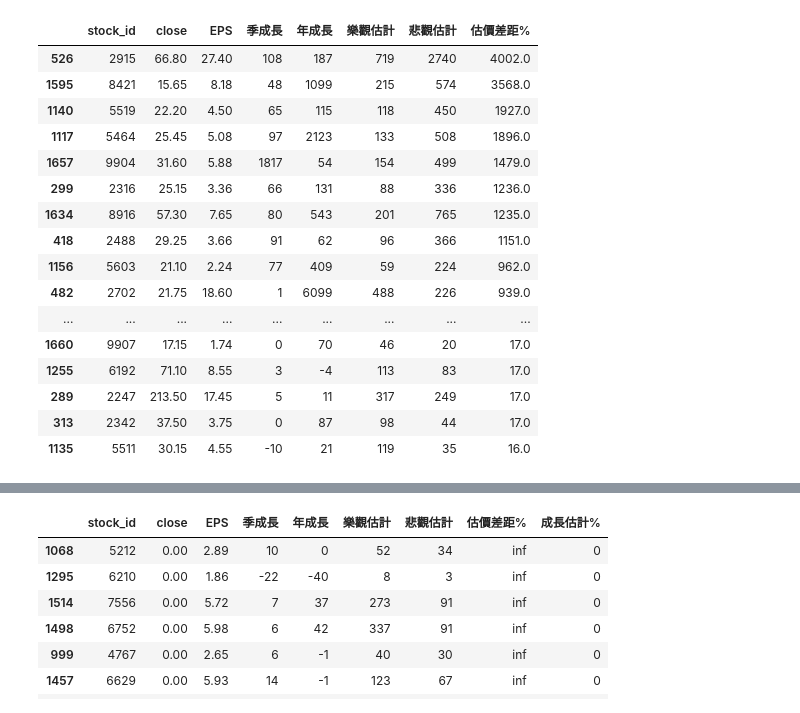
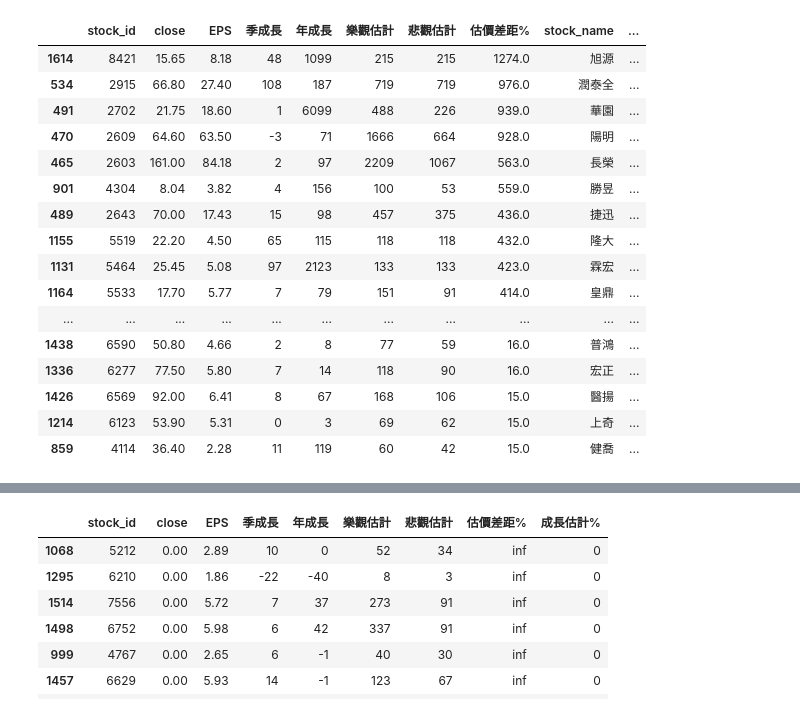
Before and after one commit to pkh-forresthsia/beTrue, a Jupyter notebook: priceModel.ipynb, the cells around one changed output, grey strips where cells are left out. Cells and saved outputs as stored; diff of their text form; code cells hidden in the pictures.

```diff
--- a/priceModel.ipynb
+++ b/priceModel.ipynb
@@ -14,23 +14,25 @@ See the caveats in the documentation: https://pandas.pydata.org/pandas-docs/stab
 # %%
-latestAnalysis1.sort_values(['估價差距%'],ascending=False)
+ids=InfoId()
+Ids=ids.getId().sort_values(by="stock_id")
+pd.merge(latestAnalysis1,Ids,how="inner").sort_values(['估價差距%'],ascending=False)
 # %% [output]
-|  | stock_id | close | EPS | 季成長 | 年成長 | 樂觀估計 | 悲觀估計 | 估價差距% |
-| 526 | 2915 | 66.80 | 27.40 | 108 | 187 | 719 | 2740 | 4002.0 |
-| 1595 | 8421 | 15.65 | 8.18 | 48 | 1099 | 215 | 574 | 3568.0 |
-| 1140 | 5519 | 22.20 | 4.50 | 65 | 115 | 118 | 450 | 1927.0 |
-| 1117 | 5464 | 25.45 | 5.08 | 97 | 2123 | 133 | 508 | 1896.0 |
-| 1657 | 9904 | 31.60 | 5.88 | 1817 | 54 | 154 | 499 | 1479.0 |
-| 299 | 2316 | 25.15 | 3.36 | 66 | 131 | 88 | 336 | 1236.0 |
-| 1634 | 8916 | 57.30 | 7.65 | 80 | 543 | 201 | 765 | 1235.0 |
-| 418 | 2488 | 29.25 | 3.66 | 91 | 62 | 96 | 366 | 1151.0 |
-| 1156 | 5603 | 21.10 | 2.24 | 77 | 409 | 59 | 224 | 962.0 |
-| 482 | 2702 | 21.75 | 18.60 | 1 | 6099 | 488 | 226 | 939.0 |
-| ... | ... | ... | ... | ... | ... | ... | ... | ... |
-| 1660 | 9907 | 17.15 | 1.74 | 0 | 70 | 46 | 20 | 17.0 |
-| 1255 | 6192 | 71.10 | 8.55 | 3 | -4 | 113 | 83 | 17.0 |
-| 289 | 2247 | 213.50 | 17.45 | 5 | 11 | 317 | 249 | 17.0 |
-| 313 | 2342 | 37.50 | 3.75 | 0 | 87 | 98 | 44 | 17.0 |
-| 1135 | 5511 | 30.15 | 4.55 | -10 | 21 | 119 | 35 | 16.0 |
+|  | stock_id | close | EPS | 季成長 | 年成長 | 樂觀估計 | 悲觀估計 | 估價差距% | stock_name | ... |
+| 1614 | 8421 | 15.65 | 8.18 | 48 | 1099 | 215 | 215 | 1274.0 | 旭源 | ... |
+| 534 | 2915 | 66.80 | 27.40 | 108 | 187 | 719 | 719 | 976.0 | 潤泰全 | ... |
+| 491 | 2702 | 21.75 | 18.60 | 1 | 6099 | 488 | 226 | 939.0 | 華園 | ... |
+| 470 | 2609 | 64.60 | 63.50 | -3 | 71 | 1666 | 664 | 928.0 | 陽明 | ... |
+| 465 | 2603 | 161.00 | 84.18 | 2 | 97 | 2209 | 1067 | 563.0 | 長榮 | ... |
+| 901 | 4304 | 8.04 | 3.82 | 4 | 156 | 100 | 53 | 559.0 | 勝昱 | ... |
+| 489 | 2643 | 70.00 | 17.43 | 15 | 98 | 457 | 375 | 436.0 | 捷迅 | ... |
+| 1155 | 5519 | 22.20 | 4.50 | 65 | 115 | 118 | 118 | 432.0 | 隆大 | ... |
+| 1131 | 5464 | 25.45 | 5.08 | 97 | 2123 | 133 | 133 | 423.0 | 霖宏 | ... |
+| 1164 | 5533 | 17.70 | 5.77 | 7 | 79 | 151 | 91 | 414.0 | 皇鼎 | ... |
+| ... | ... | ... | ... | ... | ... | ... | ... | ... | ... | ... |
+| 1438 | 6590 | 50.80 | 4.66 | 2 | 8 | 77 | 59 | 16.0 | 普鴻 | ... |
+| 1336 | 6277 | 77.50 | 5.80 | 7 | 14 | 118 | 90 | 16.0 | 宏正 | ... |
+| 1426 | 6569 | 92.00 | 6.41 | 8 | 67 | 168 | 106 | 15.0 | 醫揚 | ... |
+| 1214 | 6123 | 53.90 | 5.31 | 0 | 3 | 69 | 62 | 15.0 | 上奇 | ... |
+| 859 | 4114 | 36.40 | 2.28 | 11 | 119 | 60 | 42 | 15.0 | 健喬 | ... |
 # %%
 latestAnalysis2=sm.estimateDiscoount(latestAnalysis1).sort_values(['估價差距%'],ascending=False)
 # %% [output]
```
Also changed, not shown: parts of 1 cell of this notebook, 4 other files.
